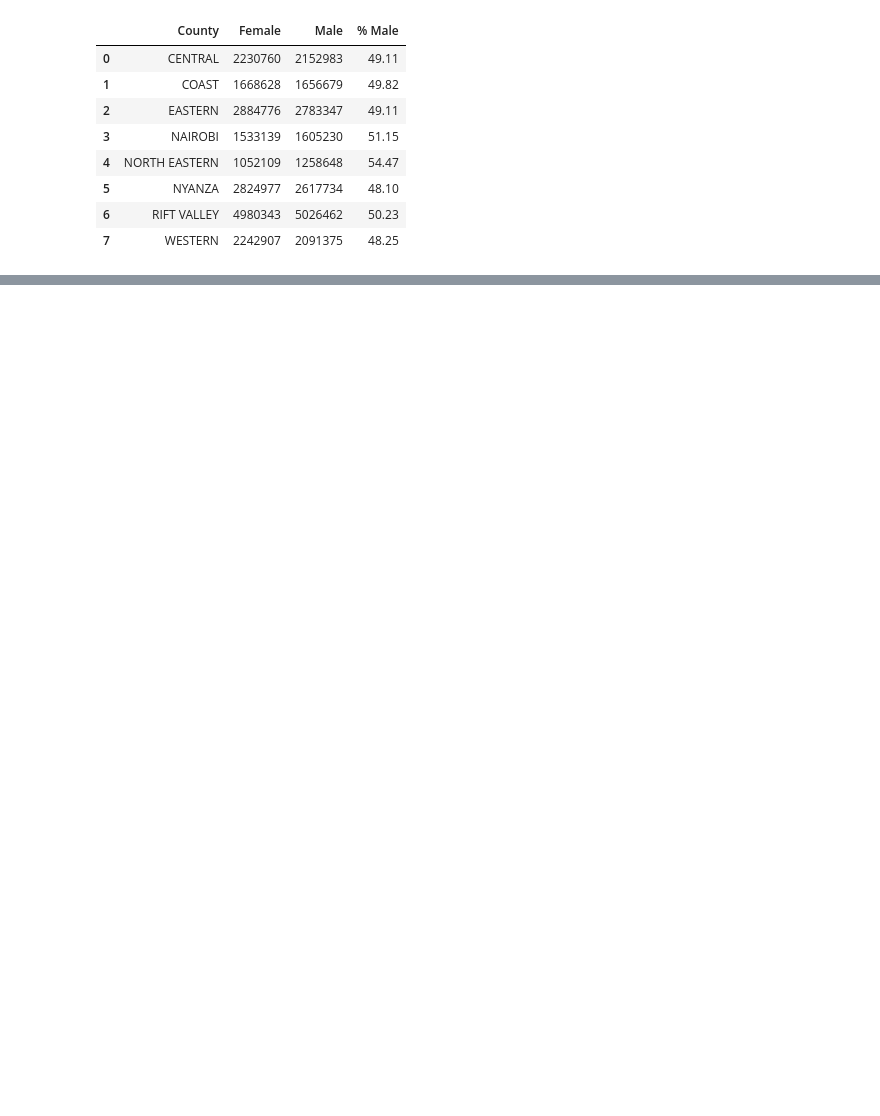
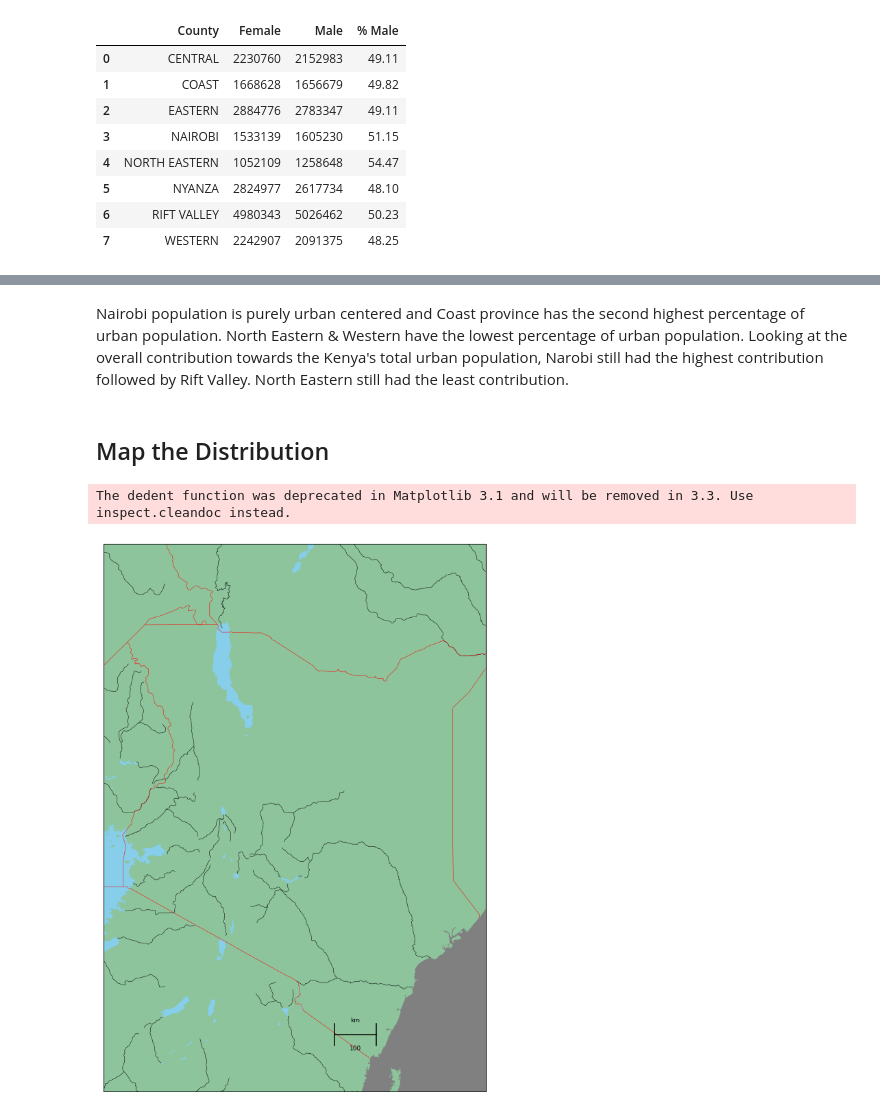
Before and after one commit to wkirui/data_analysis, a Jupyter notebook: Population Data Analysis.ipynb, the cells around one changed output, grey strips where cells are left out. Drawn from its saved outputs; the diff is of its cells as text; code cells hidden in the pictures; blank space fills up the shorter version.

Commit message:
Map Distribution

```diff
--- a/Population Data Analysis.ipynb
+++ b/Population Data Analysis.ipynb
@@ -109,0 +151,26 @@ Except for North Eastern, the gender distribution is closely balanced
+# %% [markdown]
+Nairobi population is purely urban centered and Coast province has the second highest percentage of urban population. North Eastern & Western have the lowest percentage of urban population. Looking at the overall contribution towards the Kenya's total urban population, Narobi still had the highest contribution followed by Rift Valley. North Eastern still had the least contribution.
+# %% [markdown]
+## Map the Distribution
+# %%
+#Get the basemap for Kenya
+m=Basemap(resolution='h',
+         projection='merc',
+         lat_0=0.467190,lon_0=37.895152,
+         llcrnrlon=33.495772,llcrnrlat=-5.388090,
+          urcrnrlon=41.694630,urcrnrlat=6.336591)
+# %% [output]
+The dedent function was deprecated in Matplotlib 3.1 and will be removed in 3.3. Use inspect.cleandoc instead.
+# %%
+# plot the basemap
+fig,ax = plt.subplots(figsize=(10,18))
+m.drawmapboundary(fill_color='grey')
+m.fillcontinents(color="#8dc49c",lake_color="skyblue")
+#m.drawcoastlines(color='blue')
+m.drawrivers()
+m.drawcountries(color='red')
+m.drawlsmask(land_color='0.8',ocean_color='w')
+m.drawmapscale(38.8942,-4.1692,39.0620,-4.1563,100)
+plt.show()
+# %% [output]
+[figure, added]
```
Also changed, not shown: parts of 16 cells of this notebook.
